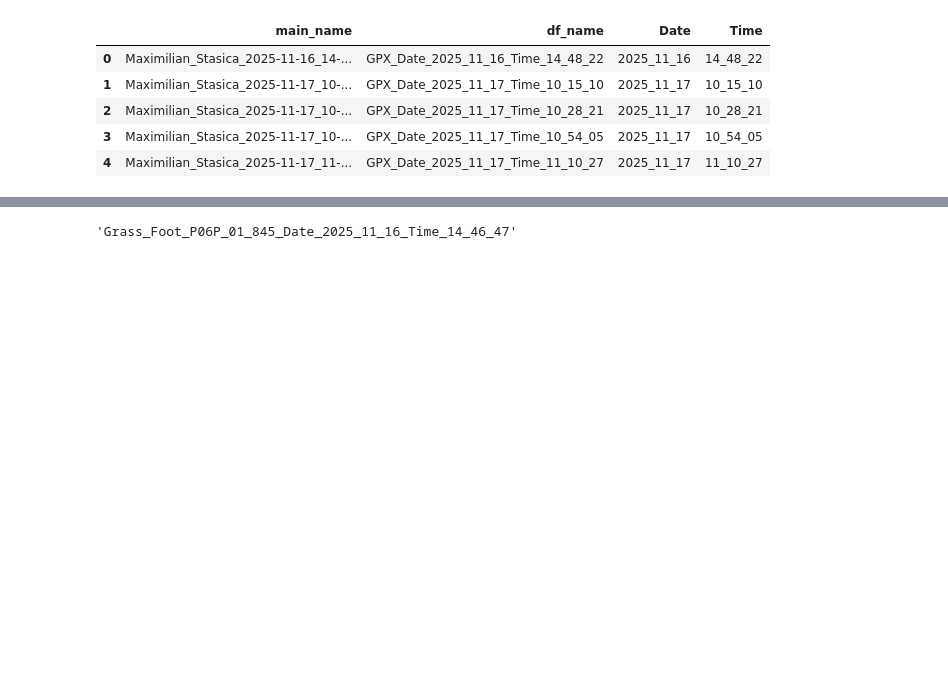
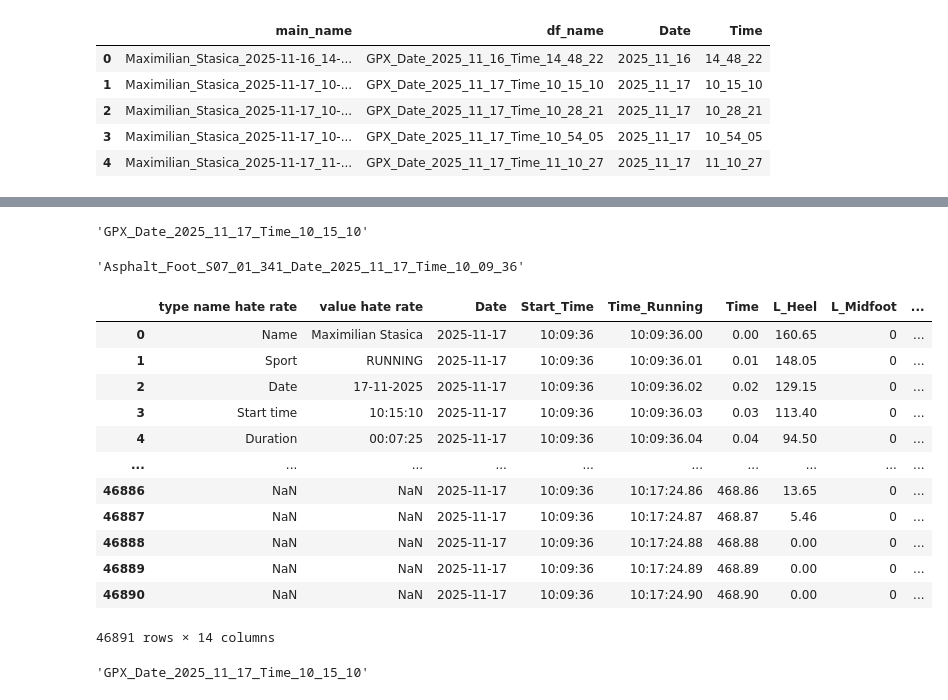
Before and after one commit to Mohsenmohebbi1993/Biomechanik, a Jupyter notebook: notebooks/2. Data and Clear Data.ipynb, the cells around one changed output, grey strips where cells are left out. Cells and saved outputs as stored; diff of their text form; code cells hidden in the pictures; blank space fills up the shorter version.

```diff
--- a/notebooks/2. Data and Clear Data.ipynb
+++ b/notebooks/2. Data and Clear Data.ipynb
@@ -580,4 +697,75 @@ df_foot_heart_GPX.to_csv(output_file, index=False)
+# %%
+name_GPX_df[name_GPX_df["Date"].eq("2025_11_17")]["df_name"].iloc[0]
+# %% [output]
+'GPX_Date_2025_11_17_Time_10_15_10'
+# %%
+name_foot_df[name_foot_df["Date"].eq("2025_11_17")]["name of file"].iloc[4]
+# %% [output]
+'Asphalt_Foot_S07_01_341_Date_2025_11_17_Time_10_09_36'
 # %%
-name_foot_df[name_foot_df["Date"].eq("2025_11_16")]["name of file"].iloc[3]
+# First Data
+# Asphalt_Foot_S07_01_341_Date_2025_11_17_Time_10_09_36
+# Heartrate_Date_2025_11_17_Time_10_15_10
+# GPX_Date_2025_11_17_Time_10_15_10
+
+df_foot = globals()[name_foot_df[name_foot_df["Date"].eq("2025_11_17")]["name of file"].iloc[4]].copy()
+df = globals()[name_Heartrate_df["df_name"].iloc[1]].copy()
+
+start_time = pd.to_datetime(df['value'].iloc[3], format='%H:%M:%S')
+df['Time'] = pd.to_timedelta(df['Time'])
+
+df.insert(loc=3, column="Time_Running", value=(start_time + df['Time']))
+df['Time_Running'] = df['Time_Running'].dt.strftime('%H:%M:%S.00')
+df_foot.insert(loc=0, column='value hate rate', value=df[df.columns[1]])
+df_foot.insert(loc=0, column='type name hate rate', value=df[df.columns[0]])
+
+df_GPX = globals()[name_GPX_df[name_GPX_df["Date"].eq("2025_11_17")]["df_name"].iloc[0]]
+
+# Type_of_Foundation  = name_foot_df[name_foot_df["Date"].eq("2025_11_16")]["name of file"].iloc[3].split('_Foot')[0]
+
+# df_foot_heart= pd.merge(df_foot,
+#                         df[df.columns[2:]],
+#                         left_on="Time_Running",
+#                         right_on="Time_Running",
+#                         how="left"
+#          )
+
+
+# df_foot_heart_GPX = pd.merge(df_foot_heart,
+#                              df_GPX,
+#                              left_on="Time_Running",
+#                              right_on="Time_Running",
+#                              how="left"
+#                              )
+
+# name_of_file_to_save = name_foot_df[name_foot_df["Date"].eq("2025_11_16")]["name of file"].iloc[3]
+
+# df_foot_heart_GPX = df_foot_heart_GPX.rename(columns={"Time_x": "Time_Foot",
+#                                                       "Time_y": "Time_HeartRate",
+#                                                       "time": "Time_GPX"})
+
+
+
+# df_foot_heart_GPX.insert(loc=0, column="Type_of_Foundation", value=Type_of_Foundation)
+# output_path = r"C:/Users/user/Desktop/Fatemeh/Analysis_Data/data/processed"
+# output_file = os.path.join(output_path, f"{name_of_file_to_save}_HeartRate_GPX.csv")
+# df_foot_heart_GPX.to_csv(output_file, index=False)
+df_foot
 # %% [output]
+|  | type name hate rate | value hate rate | Date | Start_Time | Time_Running | Time | L_Heel | L_Midfoot | ... |
+| 0 | Name | Maximilian Stasica | 2025-11-17 | 10:09:36 | 10:09:36.00 | 0.00 | 160.65 | 0 | ... |
+| 1 | Sport | RUNNING | 2025-11-17 | 10:09:36 | 10:09:36.01 | 0.01 | 148.05 | 0 | ... |
+| 2 | Date | 17-11-2025 | 2025-11-17 | 10:09:36 | 10:09:36.02 | 0.02 | 129.15 | 0 | ... |
+| 3 | Start time | 10:15:10 | 2025-11-17 | 10:09:36 | 10:09:36.03 | 0.03 | 113.40 | 0 | ... |
+| 4 | Duration | 00:07:25 | 2025-11-17 | 10:09:36 | 10:09:36.04 | 0.04 | 94.50 | 0 | ... |
+| ... | ... | ... | ... | ... | ... | ... | ... | ... | ... |
+| 46886 | NaN | NaN | 2025-11-17 | 10:09:36 | 10:17:24.86 | 468.86 | 13.65 | 0 | ... |
+| 46887 | NaN | NaN | 2025-11-17 | 10:09:36 | 10:17:24.87 | 468.87 | 5.46 | 0 | ... |
+| 46888 | NaN | NaN | 2025-11-17 | 10:09:36 | 10:17:24.88 | 468.88 | 0.00 | 0 | ... |
+| 46889 | NaN | NaN | 2025-11-17 | 10:09:36 | 10:17:24.89 | 468.89 | 0.00 | 0 | ... |
+| 46890 | NaN | NaN | 2025-11-17 | 10:09:36 | 10:17:24.90 | 468.90 | 0.00 | 0 | ... |
-'Grass_Foot_P06P_01_845_Date_2025_11_16_Time_14_46_47'
+46891 rows × 14 columns
+# %%
+name_GPX_df[name_GPX_df["Date"].eq("2025_11_17")]["df_name"].iloc[0]
+# %% [output]
+'GPX_Date_2025_11_17_Time_10_15_10'
```
Also changed, not shown: parts of 8 cells of this notebook.
